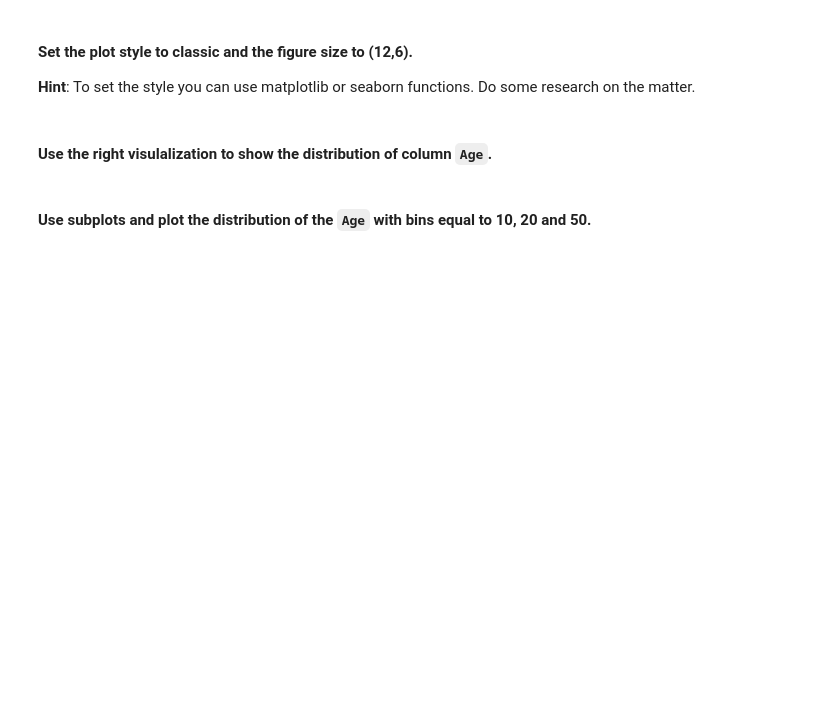
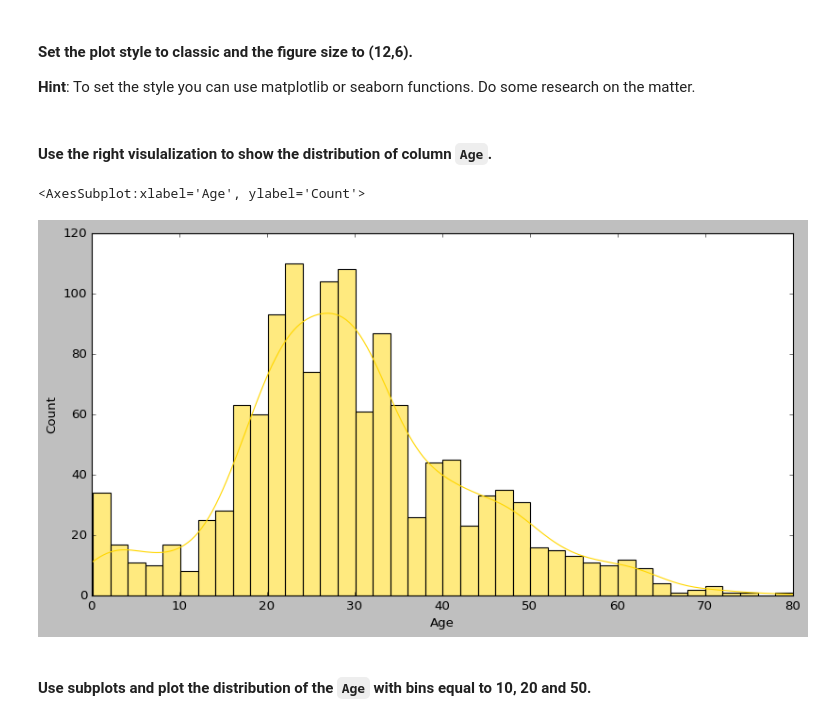
Before and after one commit to Ironhack-Data-Madrid-Mayo-2022/5.2-lab-matplotlib-seaborn, a Jupyter notebook: your-code/main.ipynb, the cells around one changed output. Cells and saved outputs as stored; diff of their text form; code cells hidden in the pictures; blank space fills up the shorter version.

```diff
--- a/your-code/main.ipynb
+++ b/your-code/main.ipynb
@@ -144,0 +152,3 @@ plt.show()
+# %%
+titanic = pd.read_csv(r'C:/Users/javip/Lab1/Laboratorios/5.2-lab-matplotlib-seaborn/data/titanic.csv')
+titanic.head()
@@ -163,2 +228,5 @@ plt.show()
+# %%
+plt.style.use('classic')
+plt.rcParams['figure.figsize']=(12, 6)
 # %% [markdown]
 #### Use the right visulalization to show the distribution of column `Age`.
@@ -167,2 +233,10 @@ plt.show()
+# %%
+sns.histplot(x=titanic.Age,
+            bins=40,
+            color = 'gold',
+            kde=True)
+# %% [output]
+<AxesSubplot:xlabel='Age', ylabel='Count'>
+[figure, added]
 # %% [markdown]
 #### Use subplots and plot the distribution of the `Age`  with bins equal to 10, 20 and 50.
```
Also changed, not shown: parts of 39 cells of this notebook.
